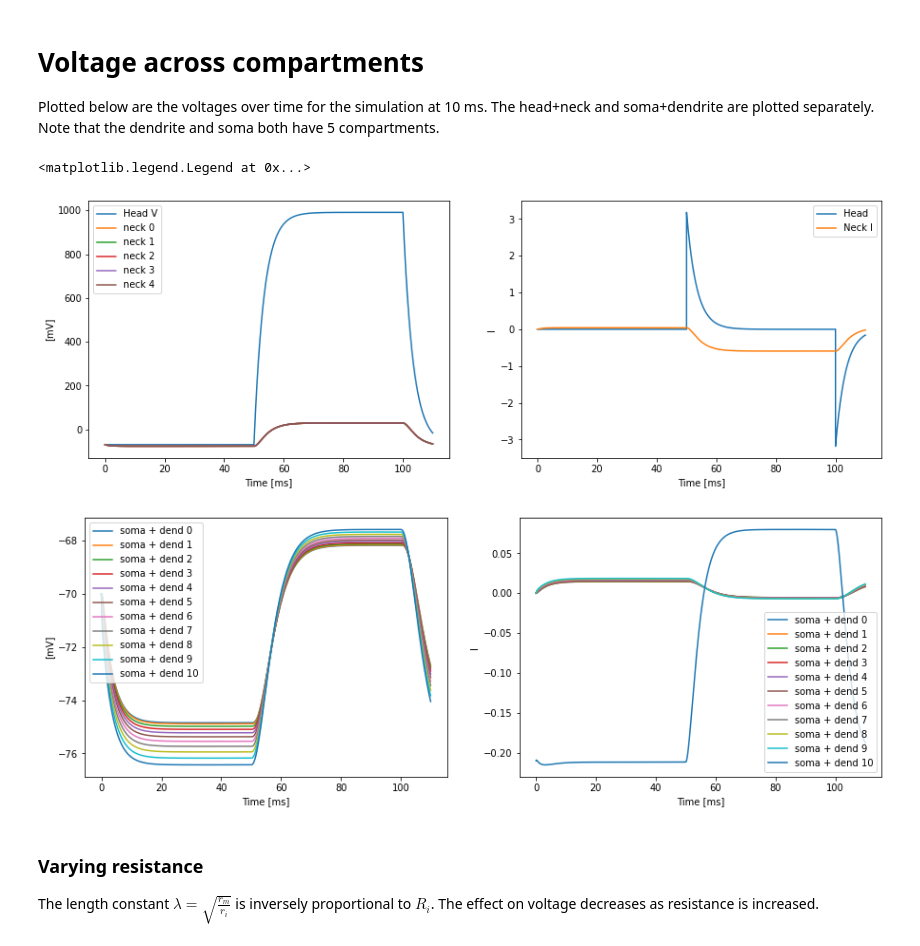
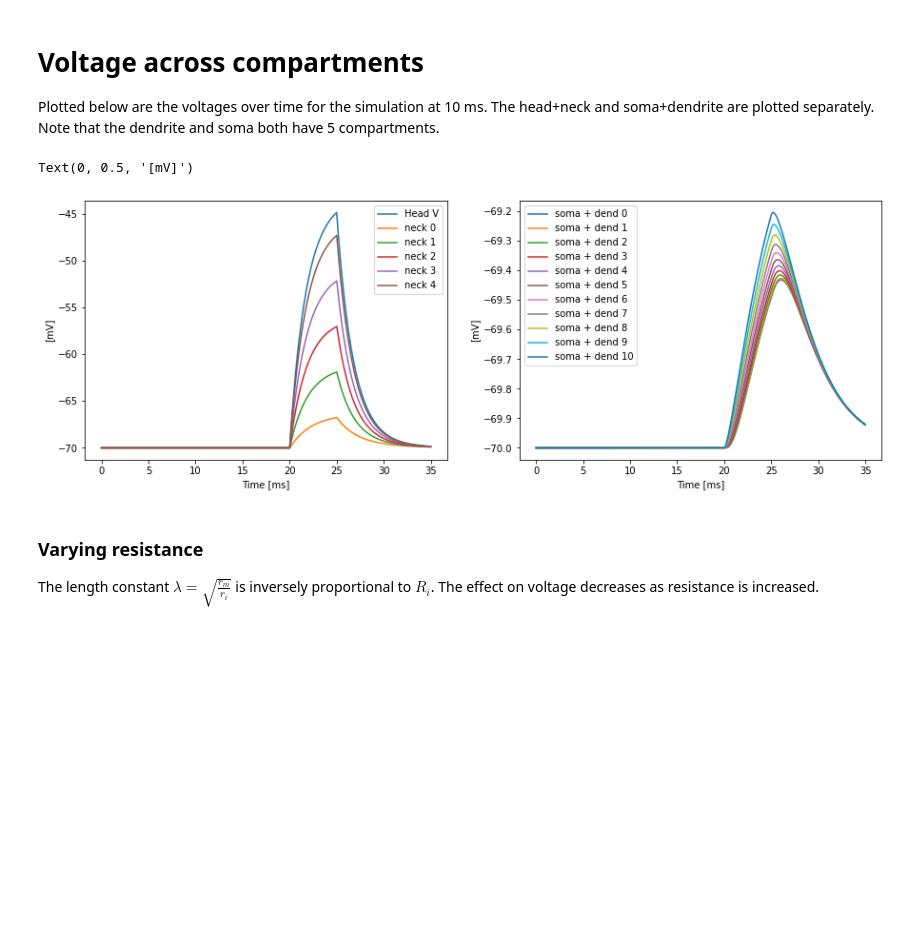
Before and after one commit to harpercho/dendritic-spines, a Jupyter notebook: simulation.ipynb, the cells around one changed output. Saved outputs shown, nothing was run; the diff lists cells and outputs as text; code cells hidden in the pictures; blank space fills up the shorter version.

```diff
--- a/simulation.ipynb
+++ b/simulation.ipynb
@@ -40,12 +40,12 @@ R_i is typically on the order of 100 $[\Omega \text{cm}]$. For the measured valu
 def default_params(**kwargs):
     p = {
     # morph
-    'd_spine_head' : 1., #um
-    'l_spine_neck' : 0.66, # um
-    'd_spine_neck' : 0.2, # um
-    'd_soma' : 20, # um
-    'd_dendrite': 3, # um
-    'l_dendrite' : 300, # um
+    'd_spine_head' : 1.*um, #um
+    'l_spine_neck' : 0.66 *um, # um
+    'd_spine_neck' : 0.2 *um, # um
+    'd_soma' : 20 *um , # um
+    'd_dendrite': 3 *um, # um
+    'l_dendrite' : 300 *um, # um
     'n_neck' : 5,
     'n_dend' : 10,
 
@@ -53,8 +53,7 @@ def default_params(**kwargs):
     'VK' : -70. * mV,
     'V_r' : -70. * mV,
     'gl' : 0.3*msiemens/cm**2,
-    'gK' : 0.3*msiemens/cm**2,
-    'g' : 3*siemens/meter**2,     # This is a conductance that I use when 'connecting' the voltages at between the spatial neurons.  The actual value is somewhat arbitrary.
+    'gK' : 1*siemens/meter**2,
     'El' : -70*mV,
     'Cm' :1*uF/cm**2, # specific membrane capacitance
     'Ri': 100*ohm*cm, # intracellular resistivity
@@ -67,6 +66,12 @@ def default_params(**kwargs):
     p.update(kwargs)
 
     return p
+# %%
+def g12(a1, a2, r1, r2, L1, L2):
+    '''going from 2 to 1. r1 and r2 each correspond to the longitudinal resistance given by rL with units ohm*cm'''
+    num = 2* pi * a1**2 * a2**2
+    den = a2**2 * r1 * L1 + a1**2 * r2 * L2
+    return num/den
 # %%
 def run_sim(params):
     start_scope()
@@ -164,32 +187,20 @@ M_spine_head, M_spine_neck, M_soma = run_sim(default_params())
 # %%
 fig, axs = plt.subplots(1,2, figsize = (15,5))
 axs[0].plot(M_spine_head.t/ms, M_spine_head.v[0]/mV, label = 'Head V')
 for idx, item in enumerate(M_spine_neck):
     axs[0].plot(item.t/ms, item.v/mV, label = 'neck ' + str(idx))
 axs[0].legend()
 axs[0].set_xlabel('Time [ms]')
 axs[0].set_ylabel('[mV]')
 
-axs[1].plot(M_spine_head.t/ms, M_spine_head.Im[0], label = 'Head')
-axs[1].plot(M_spine_neck.t/ms, M_spine_neck.Im[0], label = 'Neck I')
+for idx, item in enumerate(M_soma):
+    axs[1].plot(M_soma.t/ms, item.v/mV, label = 'soma + dend ' + str(idx))
+axs[1].legend()
 axs[1].set_xlabel('Time [ms]')
-axs[1].set_ylabel('I')
-axs[1].legend()
-
-fig, axs = plt.subplots(1,2, figsize = (15,5))
-for idx, item in enumerate(M_soma):
-    axs[0].plot(M_soma.t/ms, item.v/mV, label = 'soma + dend ' + str(idx))
-    axs[1].plot(M_soma.t/ms, item.Im, label = 'soma + dend ' + str(idx))
-axs[0].legend()
-axs[0].set_xlabel('Time [ms]')
-axs[0].set_ylabel('[mV]')
-axs[1].set_xlabel('Time [ms]')
-axs[1].set_ylabel('I')
-axs[1].legend()
+axs[1].set_ylabel('[mV]')
 # %% [output]
-<matplotlib.legend.Legend at 0x...>
+Text(0, 0.5, '[mV]')
-[figure, old version]
+[figure, new version]
-[figure, removed]
 # %%
 def EPSP(monitor):
     """returns EPSP in mV
```
Also changed, not shown: parts of 7 cells of this notebook.
